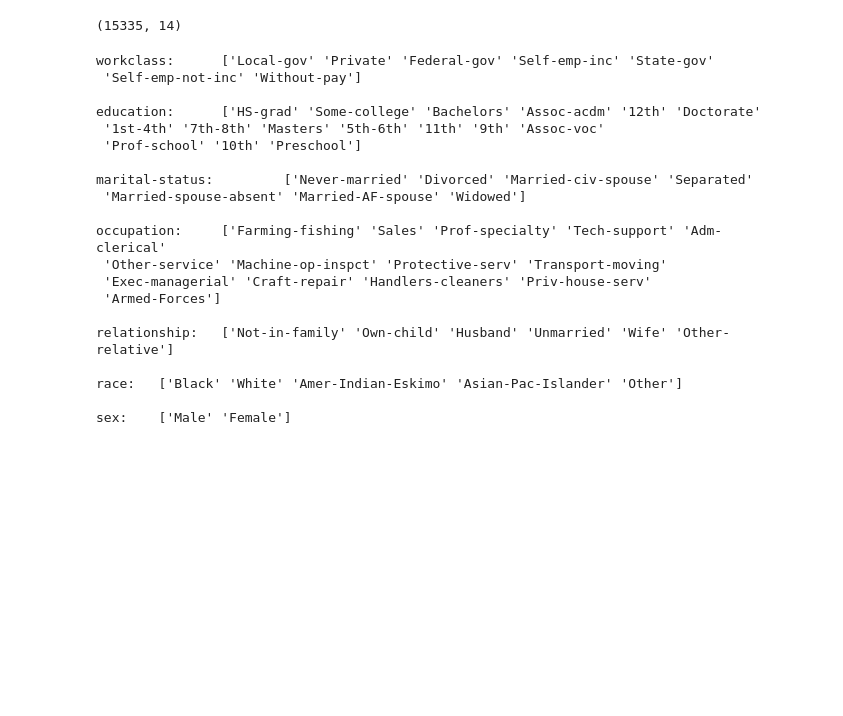
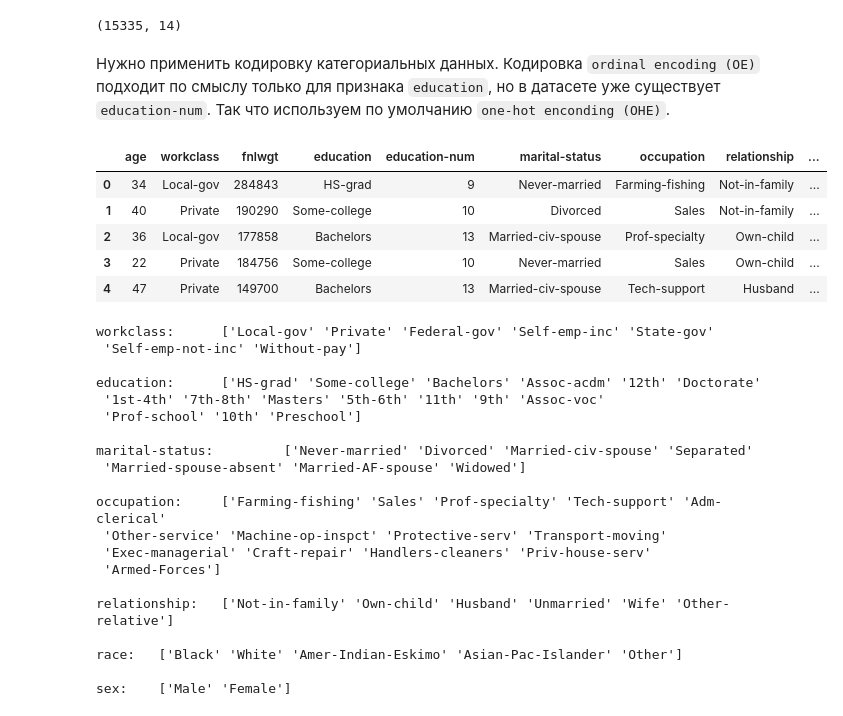
Before and after one commit to masl3noki/course-ML, a Jupyter notebook: Lab2_complex_task_var1/complex_task_var1.ipynb, the cells around one changed output. Drawn from its saved outputs; the diff is of its cells as text; code cells hidden in the pictures; blank space fills up the shorter version.

```diff
--- a/Lab2_complex_task_var1/complex_task_var1.ipynb
+++ b/Lab2_complex_task_var1/complex_task_var1.ipynb
@@ -168,3 +252,14 @@ dataset_pd.shape
+# %% [markdown]
+Нужно применить кодировку категориальных данных. Кодировка `ordinal encoding (OE)` подходит по смыслу только для признака `education`, но в датасете уже существует `education-num`. Так что используем по умолчанию `one-hot enconding (OHE)`.
+# %%
+dataset_pd.head()
+# %% [output]
+|  | age | workclass | fnlwgt | education | education-num | marital-status | occupation | relationship | ... |
+| 0 | 34 | Local-gov | 284843 | HS-grad | 9 | Never-married | Farming-fishing | Not-in-family | ... |
+| 1 | 40 | Private | 190290 | Some-college | 10 | Divorced | Sales | Not-in-family | ... |
+| 2 | 36 | Local-gov | 177858 | Bachelors | 13 | Married-civ-spouse | Prof-specialty | Own-child | ... |
+| 3 | 22 | Private | 184756 | Some-college | 10 | Never-married | Sales | Own-child | ... |
+| 4 | 47 | Private | 149700 | Bachelors | 13 | Married-civ-spouse | Tech-support | Husband | ... |
 # %%
 # Категориальные:
 cat_cols = ["workclass",
```
Also changed, not shown: parts of 44 cells of this notebook.
